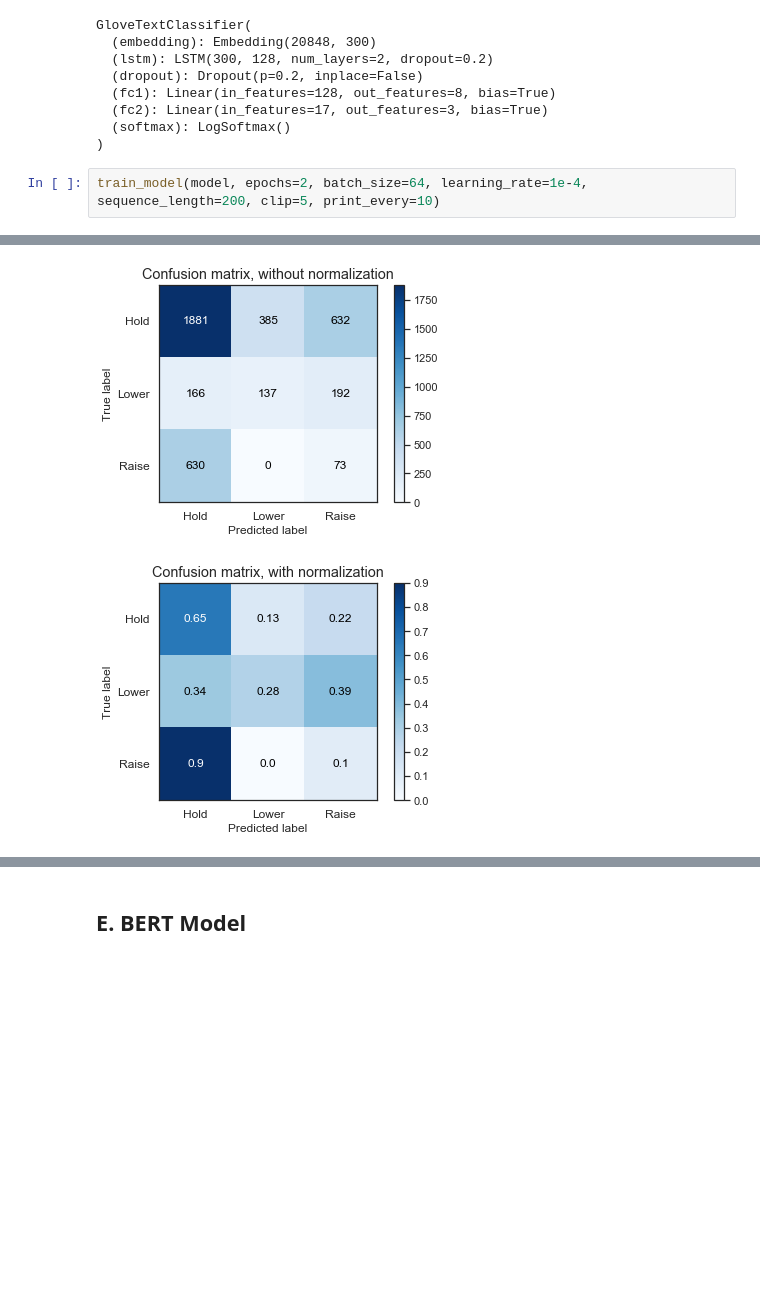
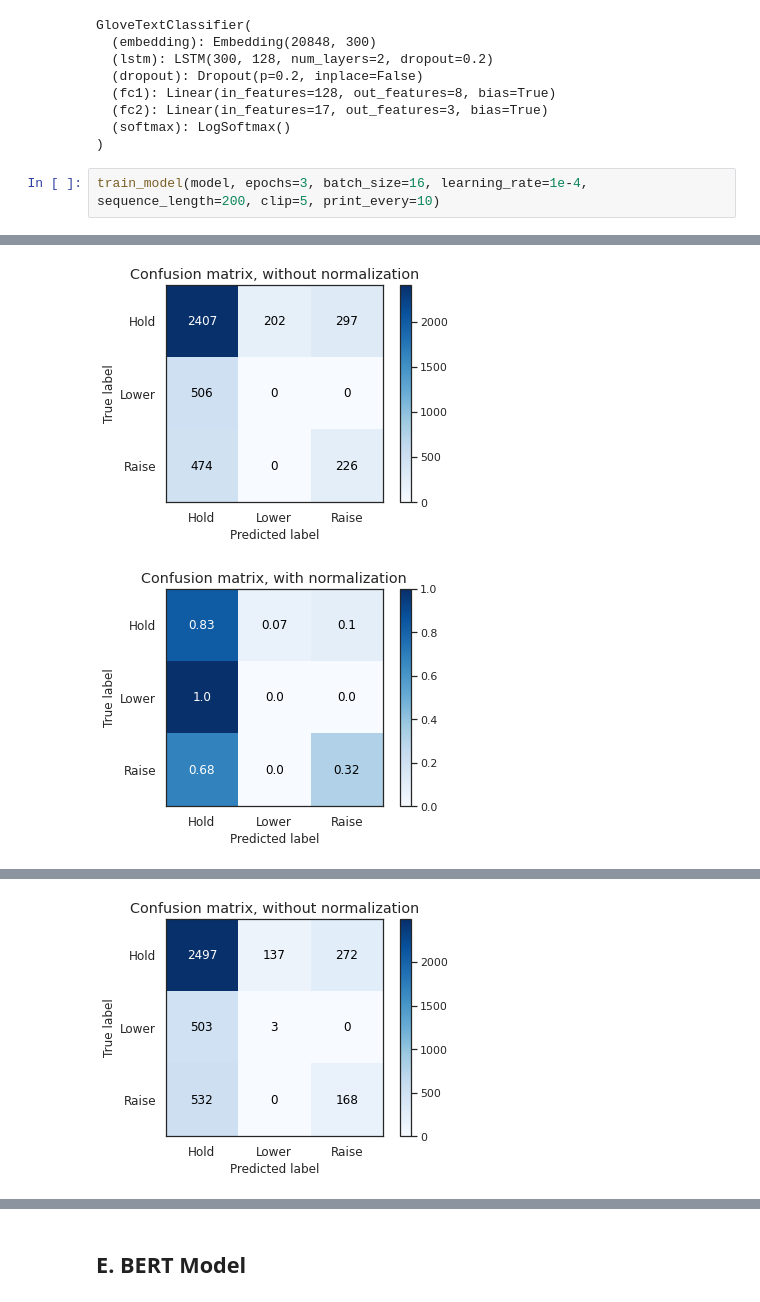
Before and after one commit to yukit-k/centralbank_analysis, a Jupyter notebook: src/6_FOMC_Analysis_ML_Text.ipynb, the cells around one changed output, grey strips where cells are left out. Drawn from its saved outputs; the diff is of its cells as text; blank space fills up the shorter version.

```diff
--- a/src/6_FOMC_Analysis_ML_Text.ipynb
+++ b/src/6_FOMC_Analysis_ML_Text.ipynb
@@ -2104,6 +2127,6 @@ GloveTextClassifier(
   (softmax): LogSoftmax()
 )
 # %%
-train_model(model, epochs=2, batch_size=64, learning_rate=1e-4, sequence_length=200, clip=5, print_every=10)
+train_model(model, epochs=3, batch_size=16, learning_rate=1e-4, sequence_length=200, clip=5, print_every=10)
 # %% [output]
 Starting epoch 1
@@ -2145,2 +2168,2 @@ Epoch: 2, Average Accuracy: 0.51049805, Average f1: 0.34515602
-[figure, old version]
+[figure, new version]
-[figure, old version]
+[figure, new version]
@@ -2146,0 +2187 @@ Epoch: 2, Average Accuracy: 0.51049805, Average f1: 0.34515602
+[figure, added]
```
Also changed, not shown: parts of 28 cells of this notebook.
